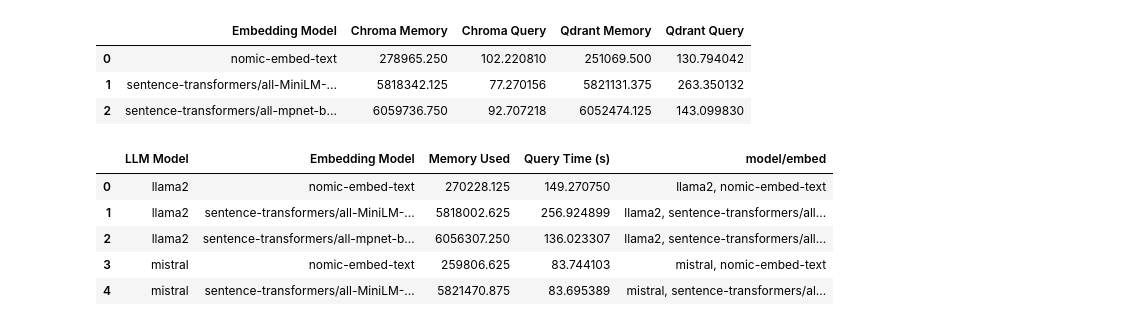
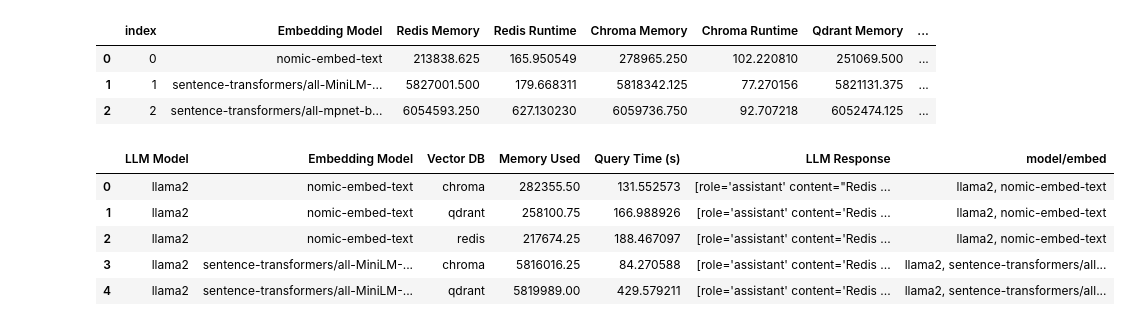
Before and after one commit to desireedegennaro/practical_02_lon_kalden_desiree, a Jupyter notebook: visualizations.ipynb, the cells around one changed output. Drawn from its saved outputs; the diff is of its cells as text; code cells hidden in the pictures.

```diff
--- a/visualizations.ipynb
+++ b/visualizations.ipynb
@@ -8,7 +8,8 @@ chroma_df = pd.read_csv('results_chroma.csv')
 chroma_df['Model'] = ['Chroma' for i in range(len(chroma_df))]
 qdrant_df = pd.read_csv('results_qdrant.csv')
 chroma_df['Model'] = ['Qdrant' for i in range(len(chroma_df))]
-
-chroma_df.head()
+redis_df = pd.read_csv('results_redis.csv')
+redis_df['Model'] = ['Redis' for i in range(len(chroma_df))]
+redis_df.head()
 # %% [output]
 |  | Unnamed: 0 | Chunk Size | Overlap | Embedding Model | Query | Vector DB | Query Time (s) | Memory Used | ... |
@@ -45,27 +50,34 @@ Text(0, 0.5, 'Query Time (s)')
 # %%
 chroma_embd_avg = chroma_df.groupby('Embedding Model')[['Memory Used', 'Query Time (s)']].mean()
-chroma_embd_avg.rename(columns= {'Memory Used':'Chroma Memory', 'Query Time (s)':'Chroma Query'}, inplace=True)
+chroma_embd_avg.rename(columns= {'Memory Used':'Chroma Memory', 'Query Time (s)':'Chroma Runtime'}, inplace=True)
 qdrant_embd_avg = qdrant_df.groupby('Embedding Model')[['Memory Used', 'Query Time (s)']].mean()
-qdrant_embd_avg.rename(columns= {'Memory Used':'Qdrant Memory', 'Query Time (s)':'Qdrant Query'}, inplace=True)
+qdrant_embd_avg.rename(columns= {'Memory Used':'Qdrant Memory', 'Query Time (s)':'Qdrant Runtime'}, inplace=True)
+redis_embd_avg = redis_df.groupby('Embedding Model')[['Memory Used', 'Query Time (s)']].mean()
+redis_embd_avg.rename(columns= {'Memory Used':'Redis Memory', 'Query Time (s)':'Redis Runtime'}, inplace=True)
 merged_embd = chroma_embd_avg.merge(qdrant_embd_avg, how='left', on='Embedding Model')
 merged_embd.reset_index(inplace=True)
+merged_embd = redis_embd_avg.merge(merged_embd, how='left', on='Embedding Model')
+merged_embd.reset_index(inplace=True)
 merged_embd
 # %% [output]
-|  | Embedding Model | Chroma Memory | Chroma Query | Qdrant Memory | Qdrant Query |
-| 0 | nomic-embed-text | 278965.250 | 102.220810 | 251069.500 | 130.794042 |
-| 1 | sentence-transformers/all-MiniLM-... | 5818342.125 | 77.270156 | 5821131.375 | 263.350132 |
-| 2 | sentence-transformers/all-mpnet-b... | 6059736.750 | 92.707218 | 6052474.125 | 143.099830 |
+|  | index | Embedding Model | Redis Memory | Redis Runtime | Chroma Memory | Chroma Runtime | Qdrant Memory | ... |
+| 0 | 0 | nomic-embed-text | 213838.625 | 165.950549 | 278965.250 | 102.220810 | 251069.500 | ... |
+| 1 | 1 | sentence-transformers/all-MiniLM-... | 5827001.500 | 179.668311 | 5818342.125 | 77.270156 | 5821131.375 | ... |
+| 2 | 2 | sentence-transformers/all-mpnet-b... | 6054593.250 | 627.130230 | 6059736.750 | 92.707218 | 6052474.125 | ... |
 # %%
-concatted = pd.concat([qdrant_df, chroma_df])
-model_embed = concatted.groupby(['LLM Model', 'Embedding Model'])[['Memory Used', 'Query Time (s)']].mean()
-model_embed.reset_index(inplace=True)
+concatted = pd.concat([qdrant_df, chroma_df, redis_df])
+model_embed = concatted.groupby(['LLM Model', 'Embedding Model', 'Vector DB']).agg({
+    'Memory Used': 'mean',
+    'Query Time (s)': 'mean',
+    'LLM Response': lambda x: list(x) if isinstance(x.iloc[0], list) else list(x)
+}).reset_index()
 model_embed['model/embed'] = model_embed.apply(lambda row: row['LLM Model'] +', ' + row['Embedding Model'], axis=1)
 model_embed.head()
 # %% [output]
-|  | LLM Model | Embedding Model | Memory Used | Query Time (s) | model/embed |
-| 0 | llama2 | nomic-embed-text | 270228.125 | 149.270750 | llama2, nomic-embed-text |
-| 1 | llama2 | sentence-transformers/all-MiniLM-... | 5818002.625 | 256.924899 | llama2, sentence-transformers/all... |
-| 2 | llama2 | sentence-transformers/all-mpnet-b... | 6056307.250 | 136.023307 | llama2, sentence-transformers/all... |
-| 3 | mistral | nomic-embed-text | 259806.625 | 83.744103 | mistral, nomic-embed-text |
-| 4 | mistral | sentence-transformers/all-MiniLM-... | 5821470.875 | 83.695389 | mistral, sentence-transformers/al... |
+|  | LLM Model | Embedding Model | Vector DB | Memory Used | Query Time (s) | LLM Response | model/embed |
+| 0 | llama2 | nomic-embed-text | chroma | 282355.50 | 131.552573 | [role='assistant' content="Redis ... | llama2, nomic-embed-text |
+| 1 | llama2 | nomic-embed-text | qdrant | 258100.75 | 166.988926 | [role='assistant' content='Redis ... | llama2, nomic-embed-text |
+| 2 | llama2 | nomic-embed-text | redis | 217674.25 | 188.467097 | [role='assistant' content='Redis ... | llama2, nomic-embed-text |
+| 3 | llama2 | sentence-transformers/all-MiniLM-... | chroma | 5816016.25 | 84.270588 | [role='assistant' content='Redis ... | llama2, sentence-transformers/all... |
+| 4 | llama2 | sentence-transformers/all-MiniLM-... | qdrant | 5819989.00 | 429.579211 | [role='assistant' content='Redis ... | llama2, sentence-transformers/all... |
 # %%
```
Also changed, not shown: parts of 13 cells of this notebook.
